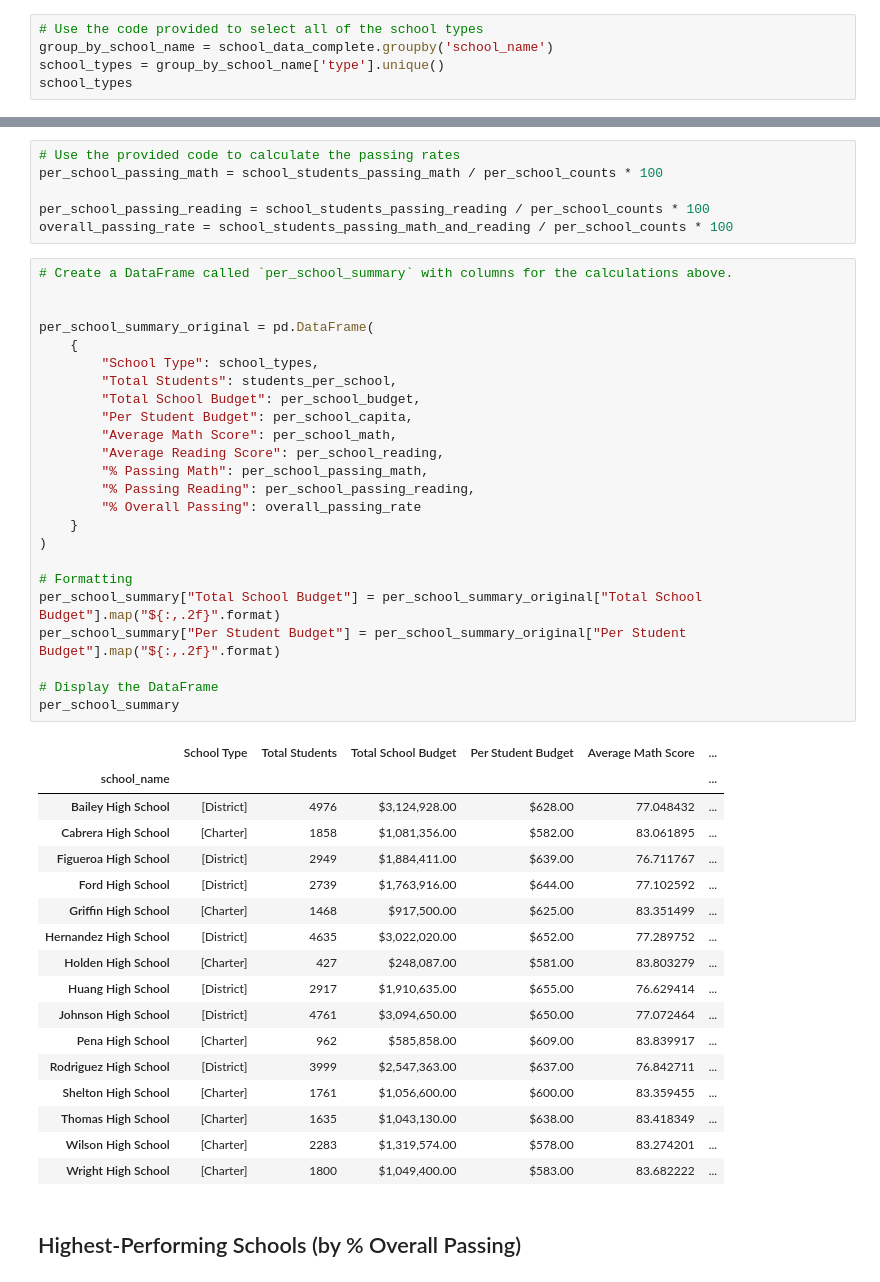
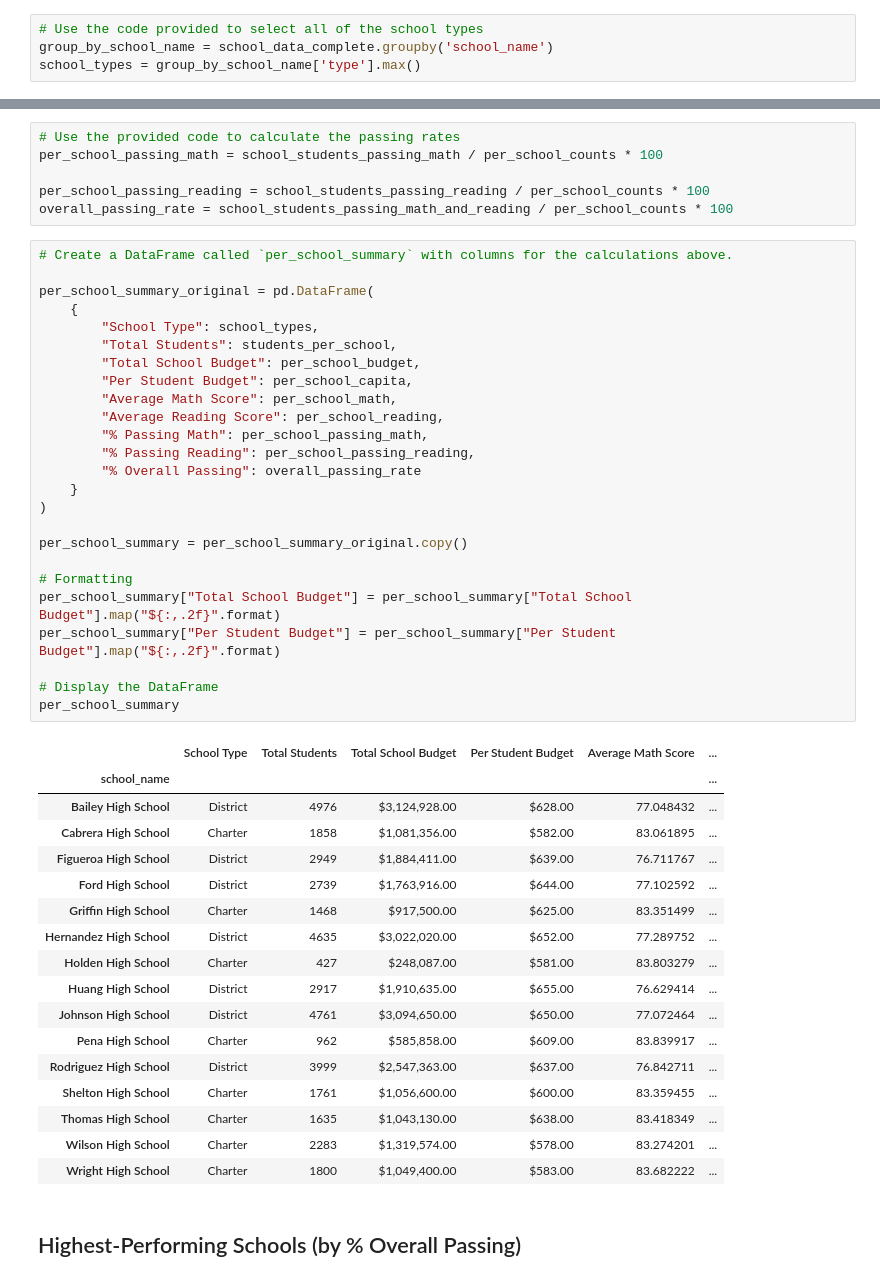
Before and after one commit to meekcodes1/pandas-challenge, a Jupyter notebook: PyCitySchools/PyCitySchools.ipynb, the cells around one changed output, grey strips where cells are left out. Saved outputs shown, nothing was run; the diff lists cells and outputs as text.

```diff
--- a/PyCitySchools/PyCitySchools.ipynb
+++ b/PyCitySchools/PyCitySchools.ipynb
@@ -108,5 +112,4 @@ district_summary
 # %%
 # Use the code provided to select all of the school types
 group_by_school_name = school_data_complete.groupby('school_name')
-school_types = group_by_school_name['type'].unique()
-school_types
+school_types = group_by_school_name['type'].max()
@@ -182,46 +149,47 @@ per_school_passing_reading = school_students_passing_reading / per_school_counts
 overall_passing_rate = school_students_passing_math_and_reading / per_school_counts * 100
 # %%
 # Create a DataFrame called `per_school_summary` with columns for the calculations above.
-
 
 per_school_summary_original = pd.DataFrame(
     {
         "School Type": school_types,
         "Total Students": students_per_school,
         "Total School Budget": per_school_budget,
         "Per Student Budget": per_school_capita,
         "Average Math Score": per_school_math,
         "Average Reading Score": per_school_reading,
         "% Passing Math": per_school_passing_math,
         "% Passing Reading": per_school_passing_reading,
         "% Overall Passing": overall_passing_rate
     }
 )
 
+per_school_summary = per_school_summary_original.copy()
+
 # Formatting
-per_school_summary["Total School Budget"] = per_school_summary_original["Total School Budget"].map("${:,.2f}".format)
-per_school_summary["Per Student Budget"] = per_school_summary_original["Per Student Budget"].map("${:,.2f}".format)
+per_school_summary["Total School Budget"] = per_school_summary["Total School Budget"].map("${:,.2f}".format)
+per_school_summary["Per Student Budget"] = per_school_summary["Per Student Budget"].map("${:,.2f}".format)
 
 # Display the DataFrame
 per_school_summary
 # %% [output]
 |  | School Type | Total Students | Total School Budget | Per Student Budget | Average Math Score | ... |
 | school_name |  |  |  |  |  | ... |
-| Bailey High School | [District] | 4976 | $3,124,928.00 | $628.00 | 77.048432 | ... |
-| Cabrera High School | [Charter] | 1858 | $1,081,356.00 | $582.00 | 83.061895 | ... |
-| Figueroa High School | [District] | 2949 | $1,884,411.00 | $639.00 | 76.711767 | ... |
-| Ford High School | [District] | 2739 | $1,763,916.00 | $644.00 | 77.102592 | ... |
-| Griffin High School | [Charter] | 1468 | $917,500.00 | $625.00 | 83.351499 | ... |
-| Hernandez High School | [District] | 4635 | $3,022,020.00 | $652.00 | 77.289752 | ... |
-| Holden High School | [Charter] | 427 | $248,087.00 | $581.00 | 83.803279 | ... |
-| Huang High School | [District] | 2917 | $1,910,635.00 | $655.00 | 76.629414 | ... |
-| Johnson High School | [District] | 4761 | $3,094,650.00 | $650.00 | 77.072464 | ... |
-| Pena High School | [Charter] | 962 | $585,858.00 | $609.00 | 83.839917 | ... |
-| Rodriguez High School | [District] | 3999 | $2,547,363.00 | $637.00 | 76.842711 | ... |
-| Shelton High School | [Charter] | 1761 | $1,056,600.00 | $600.00 | 83.359455 | ... |
-| Thomas High School | [Charter] | 1635 | $1,043,130.00 | $638.00 | 83.418349 | ... |
-| Wilson High School | [Charter] | 2283 | $1,319,574.00 | $578.00 | 83.274201 | ... |
-| Wright High School | [Charter] | 1800 | $1,049,400.00 | $583.00 | 83.682222 | ... |
+| Bailey High School | District | 4976 | $3,124,928.00 | $628.00 | 77.048432 | ... |
+| Cabrera High School | Charter | 1858 | $1,081,356.00 | $582.00 | 83.061895 | ... |
+| Figueroa High School | District | 2949 | $1,884,411.00 | $639.00 | 76.711767 | ... |
+| Ford High School | District | 2739 | $1,763,916.00 | $644.00 | 77.102592 | ... |
+| Griffin High School | Charter | 1468 | $917,500.00 | $625.00 | 83.351499 | ... |
+| Hernandez High School | District | 4635 | $3,022,020.00 | $652.00 | 77.289752 | ... |
+| Holden High School | Charter | 427 | $248,087.00 | $581.00 | 83.803279 | ... |
+| Huang High School | District | 2917 | $1,910,635.00 | $655.00 | 76.629414 | ... |
+| Johnson High School | District | 4761 | $3,094,650.00 | $650.00 | 77.072464 | ... |
+| Pena High School | Charter | 962 | $585,858.00 | $609.00 | 83.839917 | ... |
+| Rodriguez High School | District | 3999 | $2,547,363.00 | $637.00 | 76.842711 | ... |
+| Shelton High School | Charter | 1761 | $1,056,600.00 | $600.00 | 83.359455 | ... |
+| Thomas High School | Charter | 1635 | $1,043,130.00 | $638.00 | 83.418349 | ... |
+| Wilson High School | Charter | 2283 | $1,319,574.00 | $578.00 | 83.274201 | ... |
+| Wright High School | Charter | 1800 | $1,049,400.00 | $583.00 | 83.682222 | ... |
 # %% [markdown]
 ## Highest-Performing Schools (by % Overall Passing)
 # %%
```
Also changed, not shown: parts of 10 cells of this notebook.
